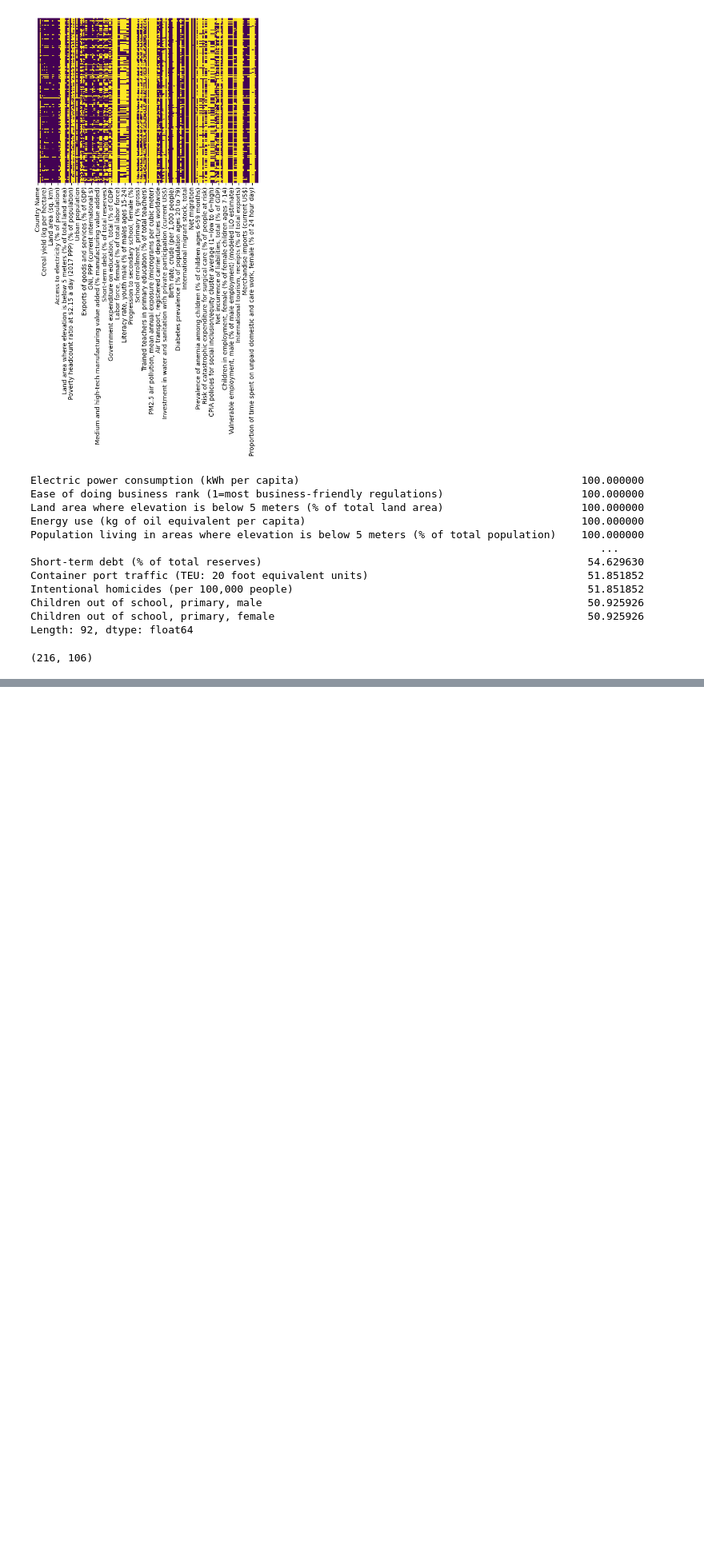
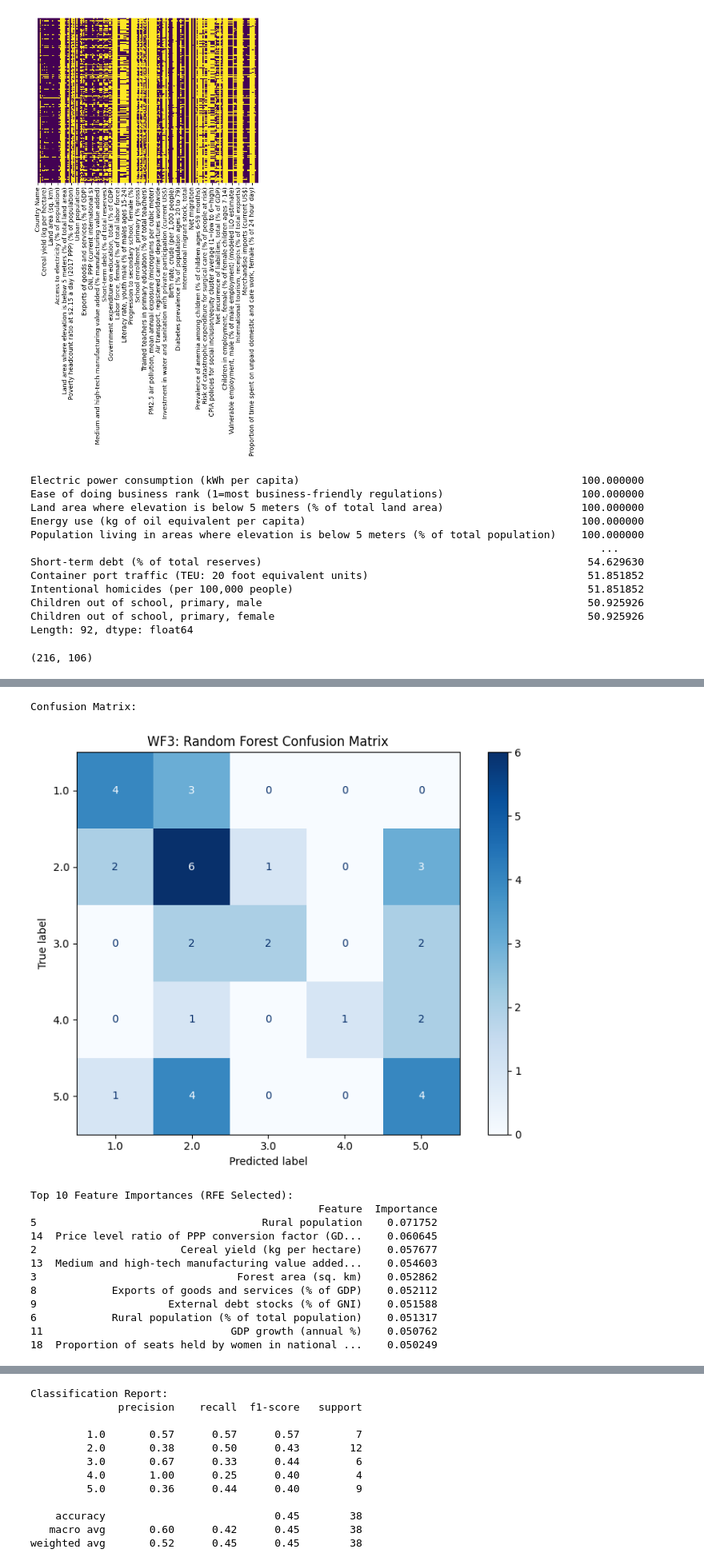
Before and after one commit to NareMu/ML-Classification-and-Clustering-Project, a Jupyter notebook: proj1/part1.ipynb, the cells around one changed output, grey strips where cells are left out. Shown at 80% size. Saved outputs shown, nothing was run; the diff lists cells and outputs as text; code cells hidden in the pictures; blank space fills up the shorter version.

```diff
--- a/proj1/part1.ipynb
+++ b/proj1/part1.ipynb
@@ -200,0 +537,53 @@ df
+# %%
+
+from sklearn.metrics import confusion_matrix, ConfusionMatrixDisplay
+import matplotlib.pyplot as plt
+
+print("Confusion Matrix:")
+cm = confusion_matrix(y_test_3, y_pred_3)
+fig, ax = plt.subplots(figsize=(8, 6))
+disp = ConfusionMatrixDisplay(confusion_matrix=cm, display_labels=model_3.classes_)
+disp.plot(ax=ax, cmap='Blues', values_format='d')
+plt.title('WF3: Random Forest Confusion Matrix')
+plt.tight_layout()
+plt.show()
+
+print("Top 10 Feature Importances (RFE Selected):")
+feature_names_rfe = X_train_3_proc.columns[rfe.support_].tolist()
+importances = model_3.feature_importances_
+
+# Sort by importance
+importance_df = pd.DataFrame({
+    'Feature': feature_names_rfe,
+    'Importance': importances
+}).sort_values('Importance', ascending=False)
+
+print(importance_df.head(10))
+
+# Plot feature importance
+fig, ax = plt.subplots(figsize=(10, 6))
+top_10 = importance_df.head(10)
+ax.barh(top_10['Feature'], top_10['Importance'], color='steelblue')
+ax.set_xlabel('Importance')
+ax.set_title('WF3: Top 10 Feature Importances (Random Forest)')
+ax.invert_yaxis()
+plt.tight_layout()
+plt.show()
+
+print("Classification Report:")
+print(classification_report(y_test_3, y_pred_3, zero_division=0))
+# %% [output]
+Confusion Matrix:
+[figure, added]
+Top 10 Feature Importances (RFE Selected):
+                                              Feature  Importance
+5                                    Rural population    0.071752
+14  Price level ratio of PPP conversion factor (GD...    0.060645
+2                       Cereal yield (kg per hectare)    0.057677
+13  Medium and high-tech manufacturing value added...    0.054603
+3                                Forest area (sq. km)    0.052862
+8            Exports of goods and services (% of GDP)    0.052112
+9                     External debt stocks (% of GNI)    0.051588
+6            Rural population (% of total population)    0.051317
+11                              GDP growth (annual %)    0.050762
+18  Proportion of seats held by women in national ...    0.050249
@@ -200,0 +591,12 @@ df
+Classification Report:
+              precision    recall  f1-score   support
+
+         1.0       0.57      0.57      0.57         7
+         2.0       0.38      0.50      0.43        12
+         3.0       0.67      0.33      0.44         6
+         4.0       1.00      0.25      0.40         4
+         5.0       0.36      0.44      0.40         9
+
+    accuracy                           0.45        38
+   macro avg       0.60      0.42      0.45        38
+weighted avg       0.52      0.45      0.45        38
```
Also changed, not shown: parts of 21 cells of this notebook.
